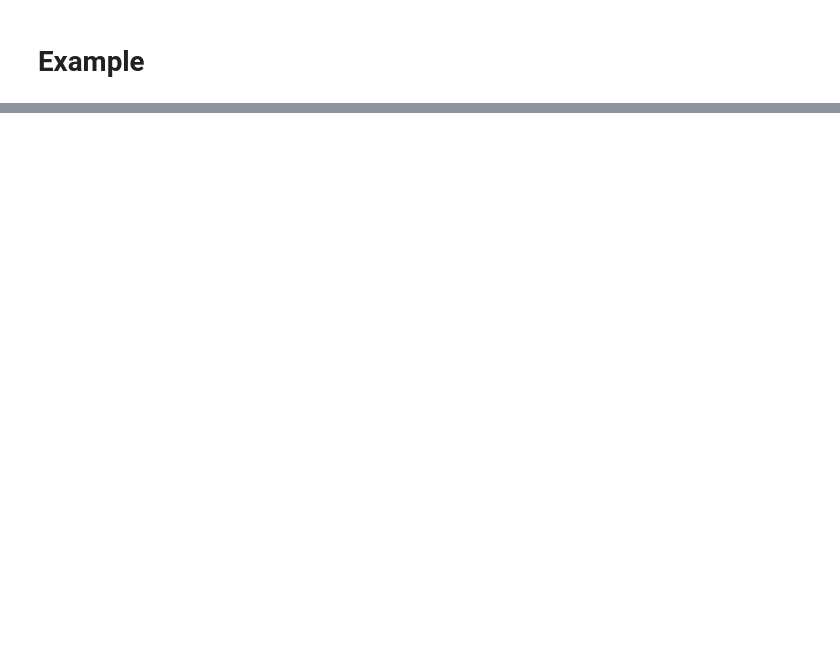
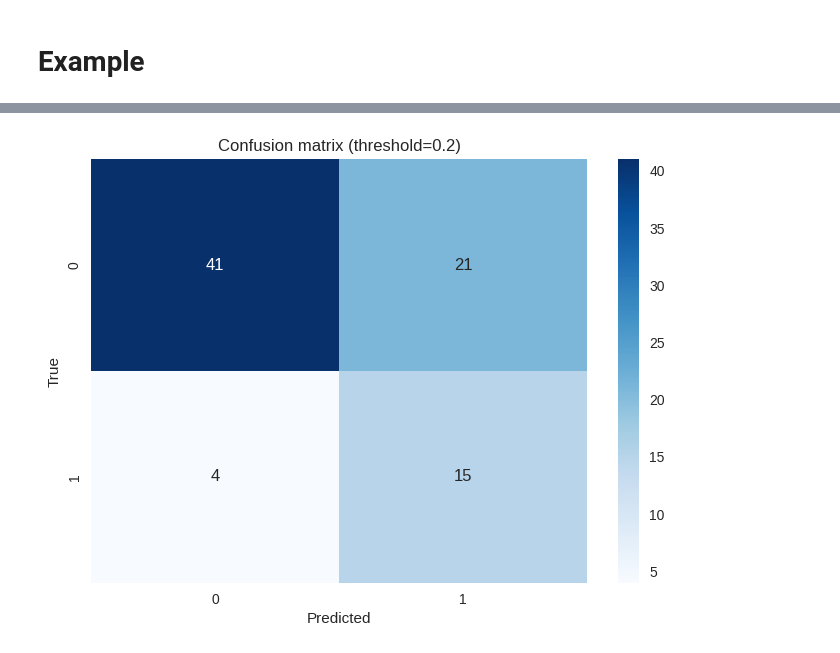
Before and after one commit to PiotrRenk/microscopic-epe-proj, a Jupyter notebook: notebooks/unified_functions.ipynb, the cells around one changed output, grey strips where cells are left out. Drawn from its saved outputs; the diff is of its cells as text; code cells hidden in the pictures; blank space fills up the shorter version.

```diff
--- a/notebooks/unified_functions.ipynb
+++ b/notebooks/unified_functions.ipynb
@@ -165,0 +202,4 @@ A new explainer has been created!
+# %%
+plot_confusion_matrix(y_true, y_pred_probs=y_pred_probs, threshold=0.2)
+# %% [output]
+[figure, added]
```
Also changed, not shown: parts of 2 cells of this notebook.
